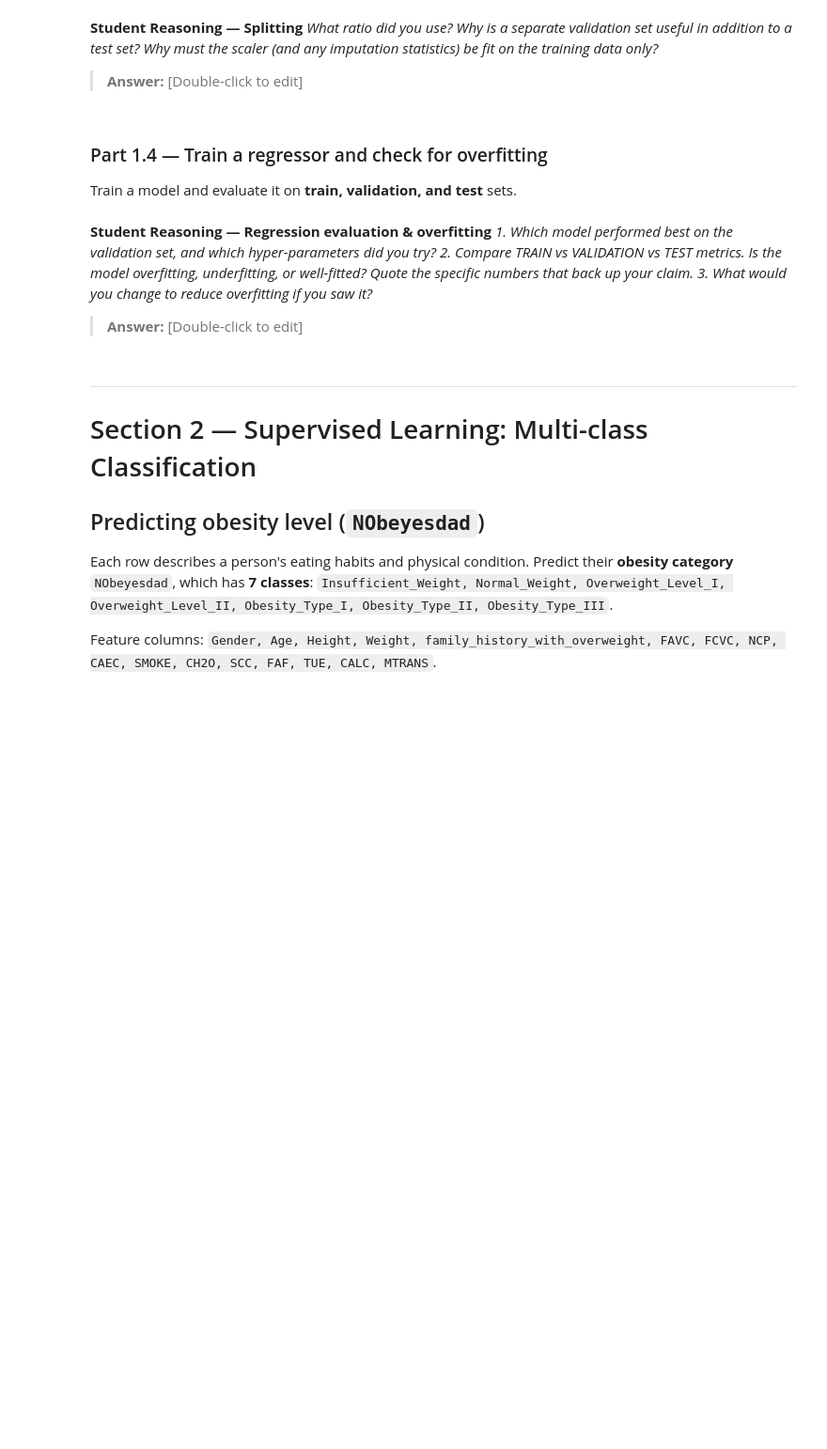
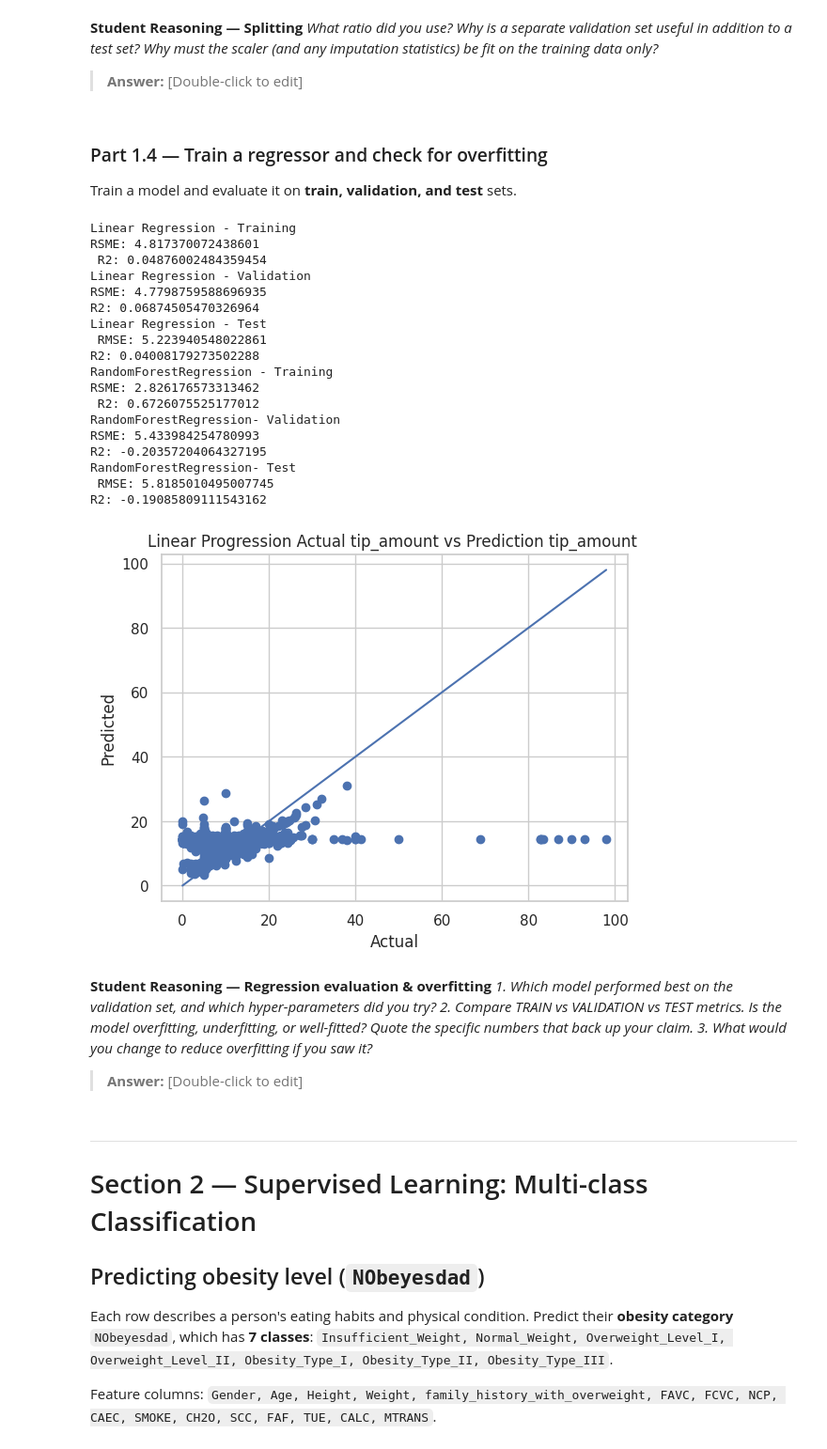
Before and after one commit to wilson0g/lab-2-predictive-analytics, a Jupyter notebook: lab_2_predictive_analytics.ipynb, the cells around one changed output. Shown at 94% size. Drawn from its saved outputs; the diff is of its cells as text; code cells hidden in the pictures; blank space fills up the shorter version.

```diff
--- a/lab_2_predictive_analytics.ipynb
+++ b/lab_2_predictive_analytics.ipynb
@@ -268,35 +268,55 @@ R2training2=r2_score(ytrain, prey1)
 print(f' R2: {R2training2}')
 
 print('RandomForestRegression- Validation')
 RSMEval2=mean_squared_error(valy1, prey2) ** 0.5
 print(f'RSME: {RSMEval2}')
 R2val2=r2_score(valy1, prey2)
 print(f'R2: {R2val2}')
 
 print('RandomForestRegression- Test')
 RSMEtest2=mean_squared_error(valy2, prey3) ** 0.5
 print(f' RMSE: {RSMEtest2}')
 R2test2=r2_score(valy2, prey3)
 print(f'R2: {R2test2}')
 
 
 
 
 
 
 
 
 
 #   (RMSE = mean_squared_error(y_true, y_pred) ** 0.5)
 
 # TODO: Plot predicted vs actual tip for the test set (a scatter with the y=x line).
 import matplotlib.pyplot as plt
 plt.scatter(valy2,prex3)
 plt.title('Linear Progression Actual tip_amount vs Prediction tip_amount ')
 plt.xlabel('Actual')
-plt.ylable('Predicted')
-plt.plot([valy2.min(), valy2.max(),valy2.min(), valy2.max()])
+plt.ylabel('Predicted')
+plt.plot([valy2.min(), valy2.max()],[valy2.min(), valy2.max()])
 plt.show()
+# %% [output]
+Linear Regression - Training
+RSME: 4.817370072438601
+ R2: 0.04876002484359454
+Linear Regression - Validation
+RSME: 4.7798759588696935
+R2: 0.06874505470326964
+Linear Regression - Test
+ RMSE: 5.223940548022861
+R2: 0.04008179273502288
+RandomForestRegression - Training
+RSME: 2.826176573313462
+ R2: 0.6726075525177012
+RandomForestRegression- Validation
+RSME: 5.433984254780993
+R2: -0.20357204064327195
+RandomForestRegression- Test
+ RMSE: 5.8185010495007745
+R2: -0.19085809111543162
+[figure, added]
 # %% [markdown]
 **Student Reasoning — Regression evaluation & overfitting**
 *1. Which model performed best on the validation set, and which hyper-parameters did you try?*
```
Also changed, not shown: parts of 2 cells of this notebook.
